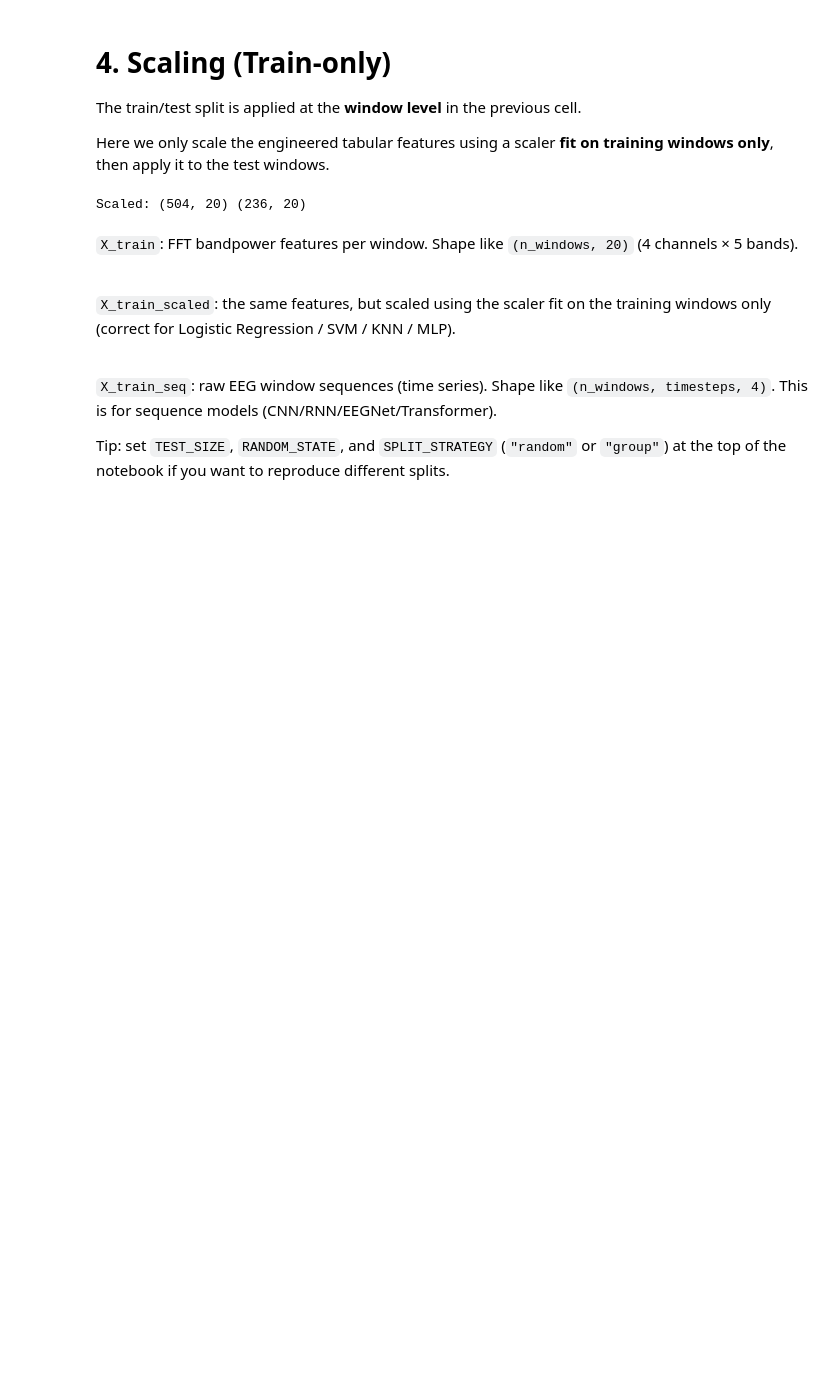
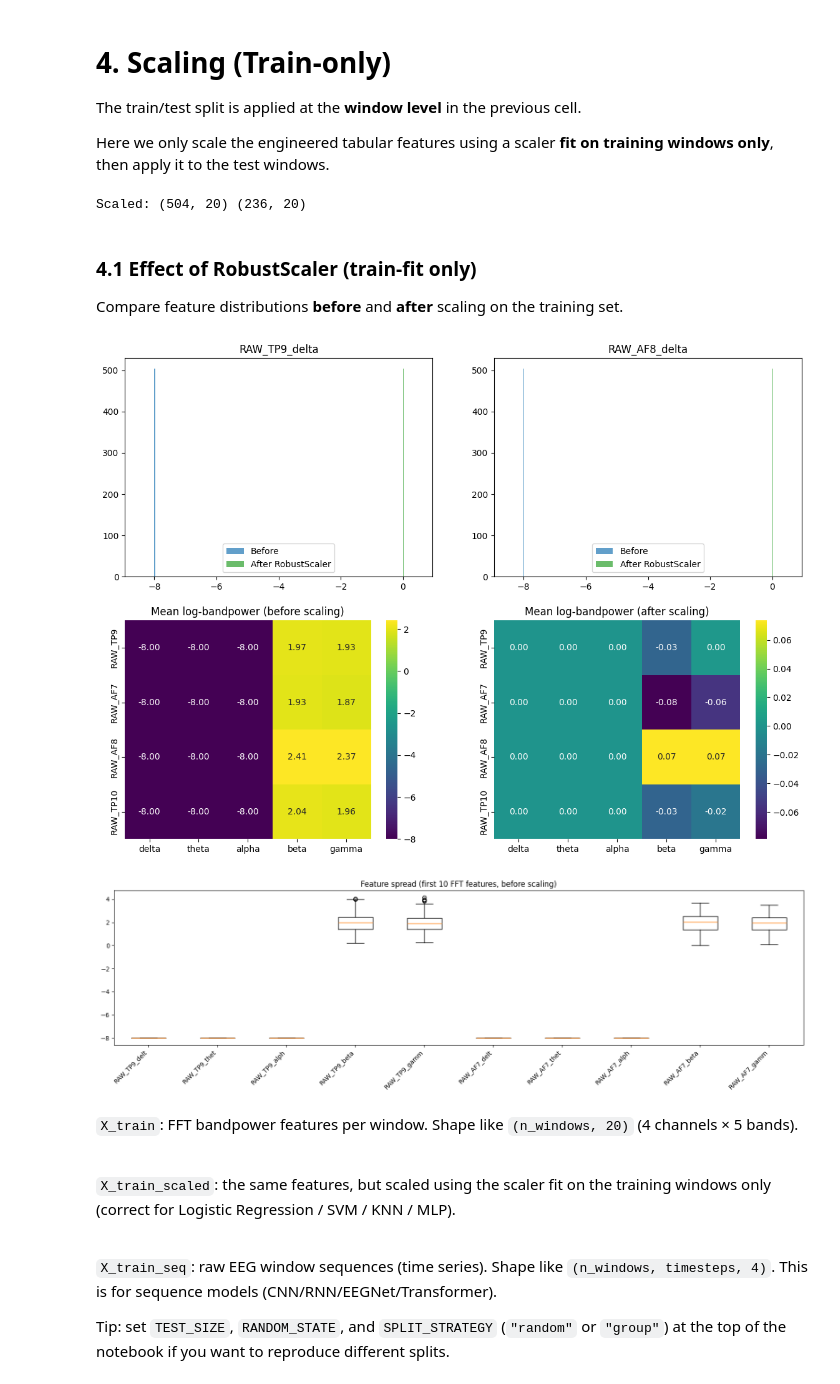
Before and after one commit to mushfique-tajwar/VR-EEG-Deep-Learning, a Jupyter notebook: code.ipynb, the cells around one changed output. Saved outputs shown, nothing was run; the diff lists cells and outputs as text; code cells hidden in the pictures; blank space fills up the shorter version.

```diff
--- a/code.ipynb
+++ b/code.ipynb
@@ -736,6 +892,51 @@ X_test_scaled = scaler.transform(X_test)
 print('Scaled:', X_train_scaled.shape, X_test_scaled.shape)
 # %% [output]
 Scaled: (504, 20) (236, 20)
+# %% [markdown]
+### 4.1 Effect of RobustScaler (train-fit only)
+
+Compare feature distributions **before** and **after** scaling on the training set.
+# %%
+feat_df_before = pd.DataFrame(X_train, columns=feature_cols)
+feat_df_after = pd.DataFrame(X_train_scaled, columns=feature_cols)
+
+fig, axes = plt.subplots(2, 2, figsize=(14, 10))
+# Pick two representative features
+cols_show = [feature_cols[0], feature_cols[len(feature_cols)//2]]
+for ax, col in zip(axes[0], cols_show):
+    ax.hist(feat_df_before[col], bins=40, alpha=0.7, label='Before', color='tab:blue')
+    ax.hist(feat_df_after[col], bins=40, alpha=0.7, label='After RobustScaler', color='tab:green')
+    ax.set_title(col)
+    ax.legend()
+
+# Heatmap: average log-bandpower per channel × frequency band (train set)
+mat_before = np.zeros((len(eeg_cols), len(bands)))
+mat_after = np.zeros((len(eeg_cols), len(bands)))
+band_names = list(bands.keys())
+for ri, ch in enumerate(eeg_cols):
+    for ci, b in enumerate(band_names):
+        col = f"{ch}_{b}"
+        if col in feat_df_before.columns:
+            mat_before[ri, ci] = feat_df_before[col].mean()
+            mat_after[ri, ci] = feat_df_after[col].mean()
+sns.heatmap(mat_before, ax=axes[1, 0], cmap='viridis', annot=True, fmt='.2f',
+            xticklabels=band_names, yticklabels=eeg_cols)
+axes[1, 0].set_title('Mean log-bandpower (before scaling)')
+sns.heatmap(mat_after, ax=axes[1, 1], cmap='viridis', annot=True, fmt='.2f',
+            xticklabels=band_names, yticklabels=eeg_cols)
+axes[1, 1].set_title('Mean log-bandpower (after scaling)')
+
+# Boxplot across all 20 features
+fig, ax = plt.subplots(figsize=(16, 5))
+bp_data = [feat_df_before[c].values for c in feature_cols[:10]]
+ax.boxplot(bp_data, labels=[c[:12] for c in feature_cols[:10]])
+ax.set_title('Feature spread (first 10 FFT features, before scaling)')
+plt.xticks(rotation=45, ha='right')
+plt.tight_layout()
+plt.show()
+# %% [output]
+[figure, added]
+[figure, added]
 # %% [markdown]
 `X_train`: FFT bandpower features per window. Shape like `(n_windows, 20)` (4 channels × 5 bands).
 
```
Also changed, not shown: parts of 43 cells of this notebook, 1 other file.
